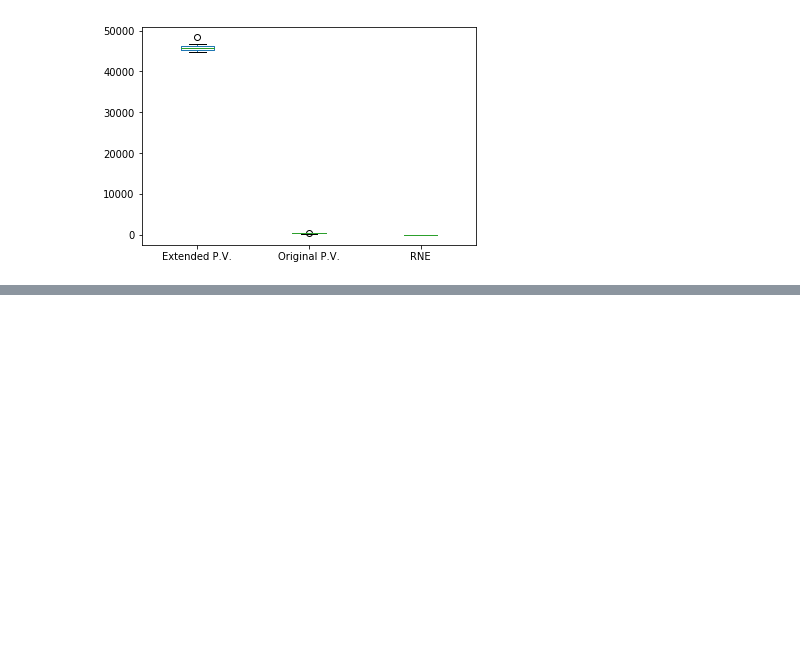
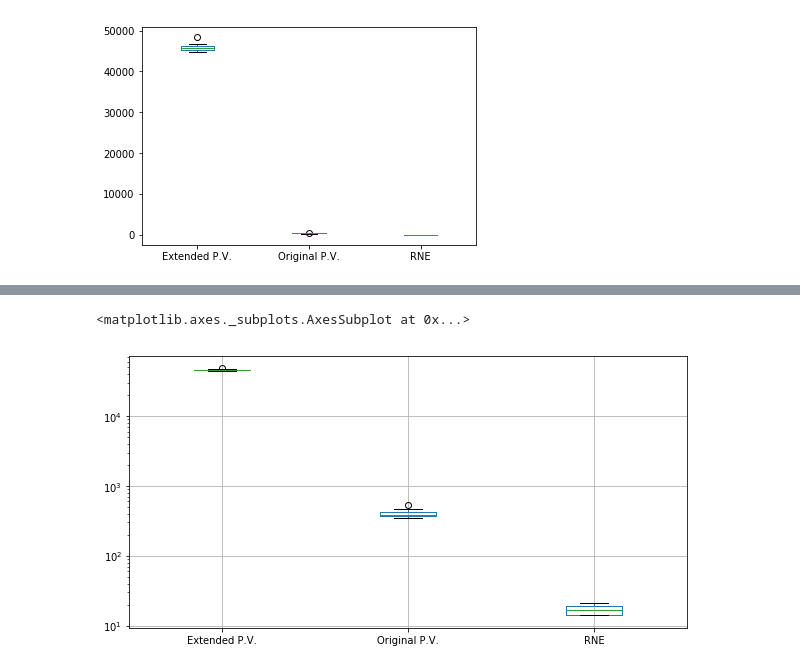
Before and after one commit to DjoleMNE/Extending_a_Constrained_Hybrid_Dynamics_Solver_for_Energy-Optimal_Robot_Motions_in_the_Presence_of_S, a Jupyter notebook: plotting_graphs.ipynb, the cells around one changed output, grey strips where cells are left out. Cells and saved outputs as stored; diff of their text form; code cells hidden in the pictures; blank space fills up the shorter version.

```diff
--- a/plotting_graphs.ipynb
+++ b/plotting_graphs.ipynb
@@ -268,0 +276,5 @@ max     48359.000000     530.000000  21.000000
+# %%
+df.plot(kind='box', logy = True, grid=True, secondary_y=[3], mark_right=True, figsize = (10,5) )
+# %% [output]
+<matplotlib.axes._subplots.AxesSubplot at 0x...>
+[figure, added]
```
Also changed, not shown: parts of 3 cells of this notebook, 2 other files.
